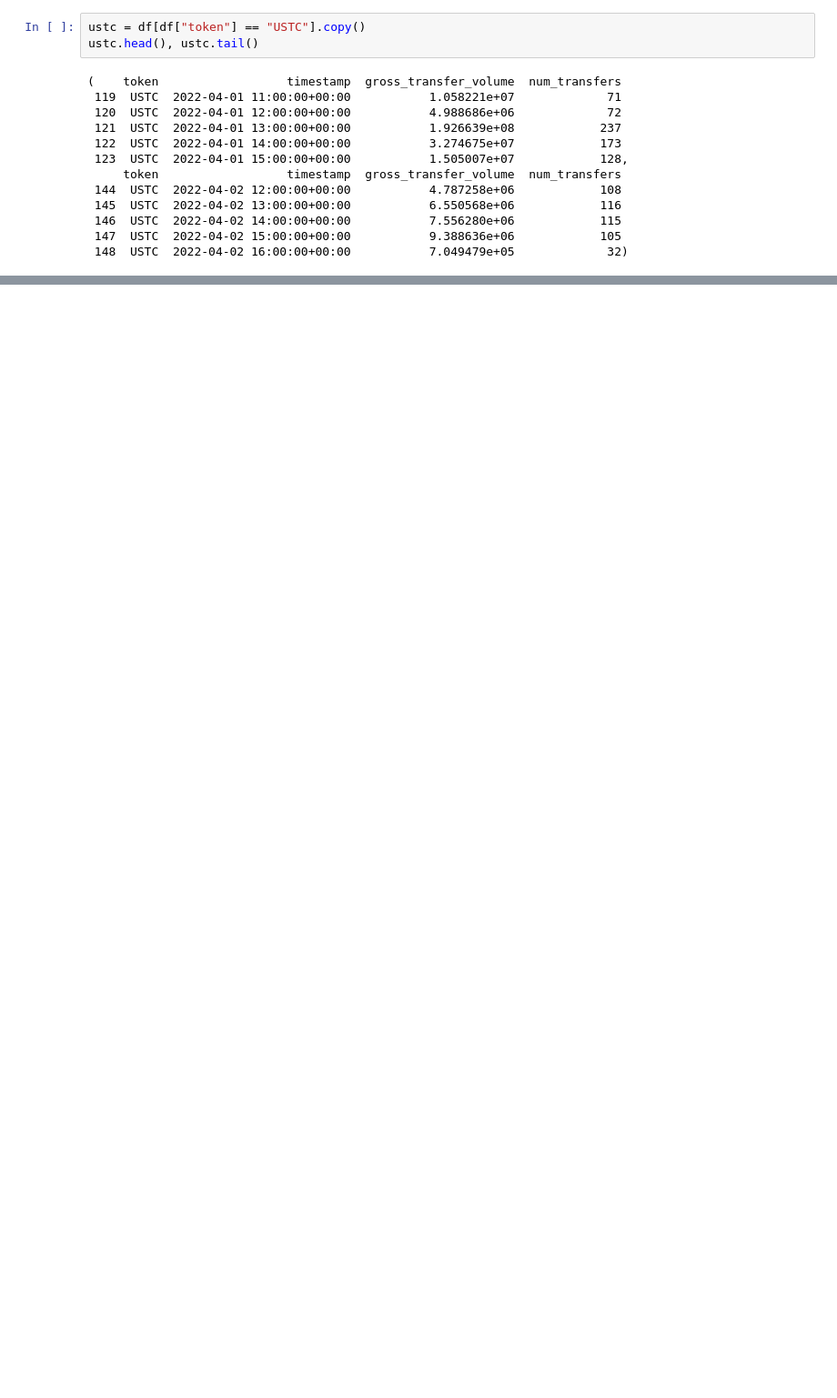
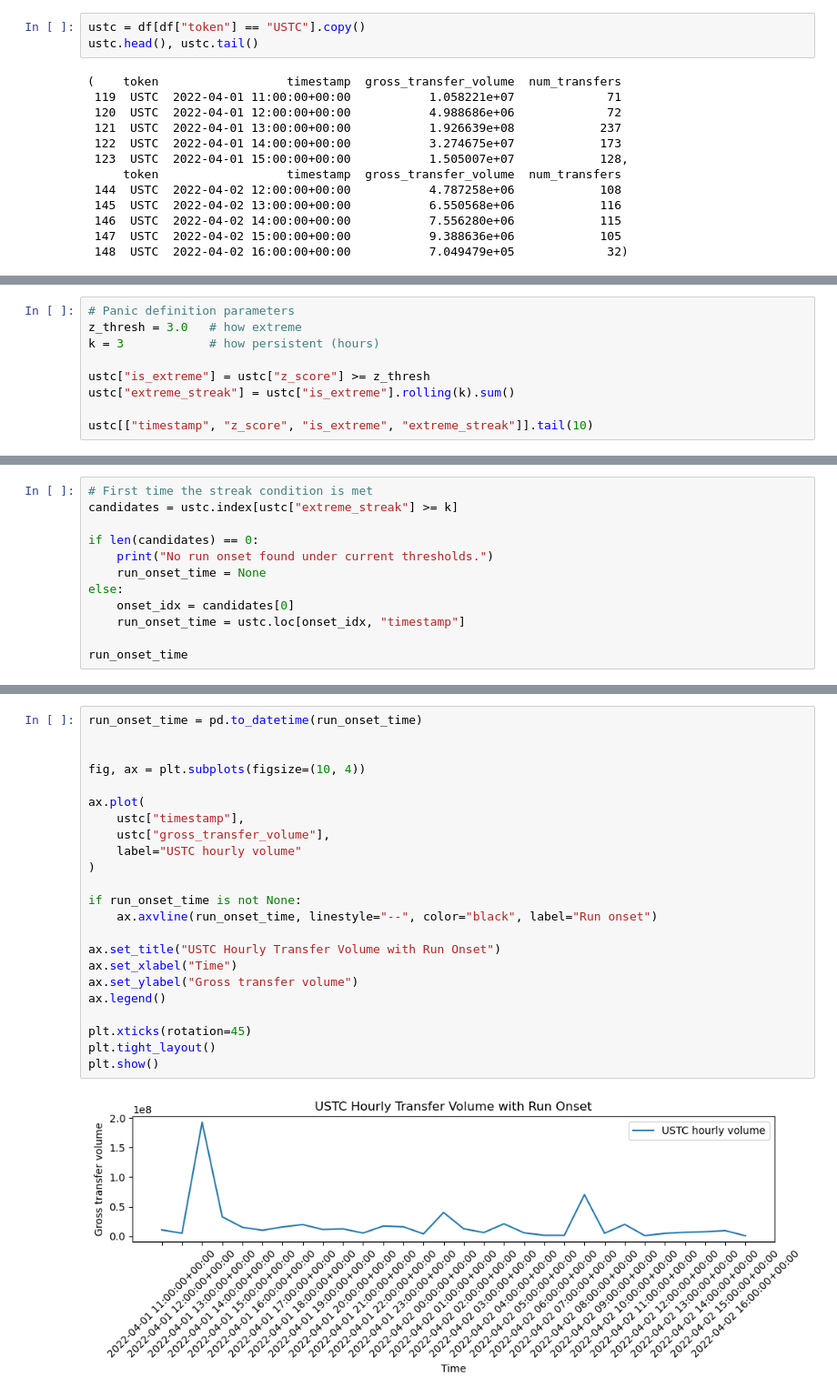
Before and after one commit to dextertan89/Dab-a-thon, a Jupyter notebook: notebooks/02_terra_run_onset.ipynb, the cells around one changed output, grey strips where cells are left out. Shown at 91% size. Cells and saved outputs as stored; diff of their text form; blank space fills up the shorter version.

```diff
--- a/notebooks/02_terra_run_onset.ipynb
+++ b/notebooks/02_terra_run_onset.ipynb
@@ -31,0 +79,9 @@ ustc.head(), ustc.tail()
+# %%
+# Panic definition parameters
+z_thresh = 3.0   # how extreme
+k = 3            # how persistent (hours)
+
+ustc["is_extreme"] = ustc["z_score"] >= z_thresh
+ustc["extreme_streak"] = ustc["is_extreme"].rolling(k).sum()
+
+ustc[["timestamp", "z_score", "is_extreme", "extreme_streak"]].tail(10)
@@ -31,0 +100,12 @@ ustc.head(), ustc.tail()
+# %%
+# First time the streak condition is met
+candidates = ustc.index[ustc["extreme_streak"] >= k]
+
+if len(candidates) == 0:
+    print("No run onset found under current thresholds.")
+    run_onset_time = None
+else:
+    onset_idx = candidates[0]
+    run_onset_time = ustc.loc[onset_idx, "timestamp"]
+
+run_onset_time
@@ -31,0 +116,25 @@ ustc.head(), ustc.tail()
+# %%
+run_onset_time = pd.to_datetime(run_onset_time)
+
+
+fig, ax = plt.subplots(figsize=(10, 4))
+
+ax.plot(
+    ustc["timestamp"],
+    ustc["gross_transfer_volume"],
+    label="USTC hourly volume"
+)
+
+if run_onset_time is not None:
+    ax.axvline(run_onset_time, linestyle="--", color="black", label="Run onset")
+
+ax.set_title("USTC Hourly Transfer Volume with Run Onset")
+ax.set_xlabel("Time")
+ax.set_ylabel("Gross transfer volume")
+ax.legend()
+
+plt.xticks(rotation=45)
+plt.tight_layout()
+plt.show()
+# %% [output]
+[figure, added]
```
Also changed, not shown: parts of 11 cells of this notebook, 1 other file.
